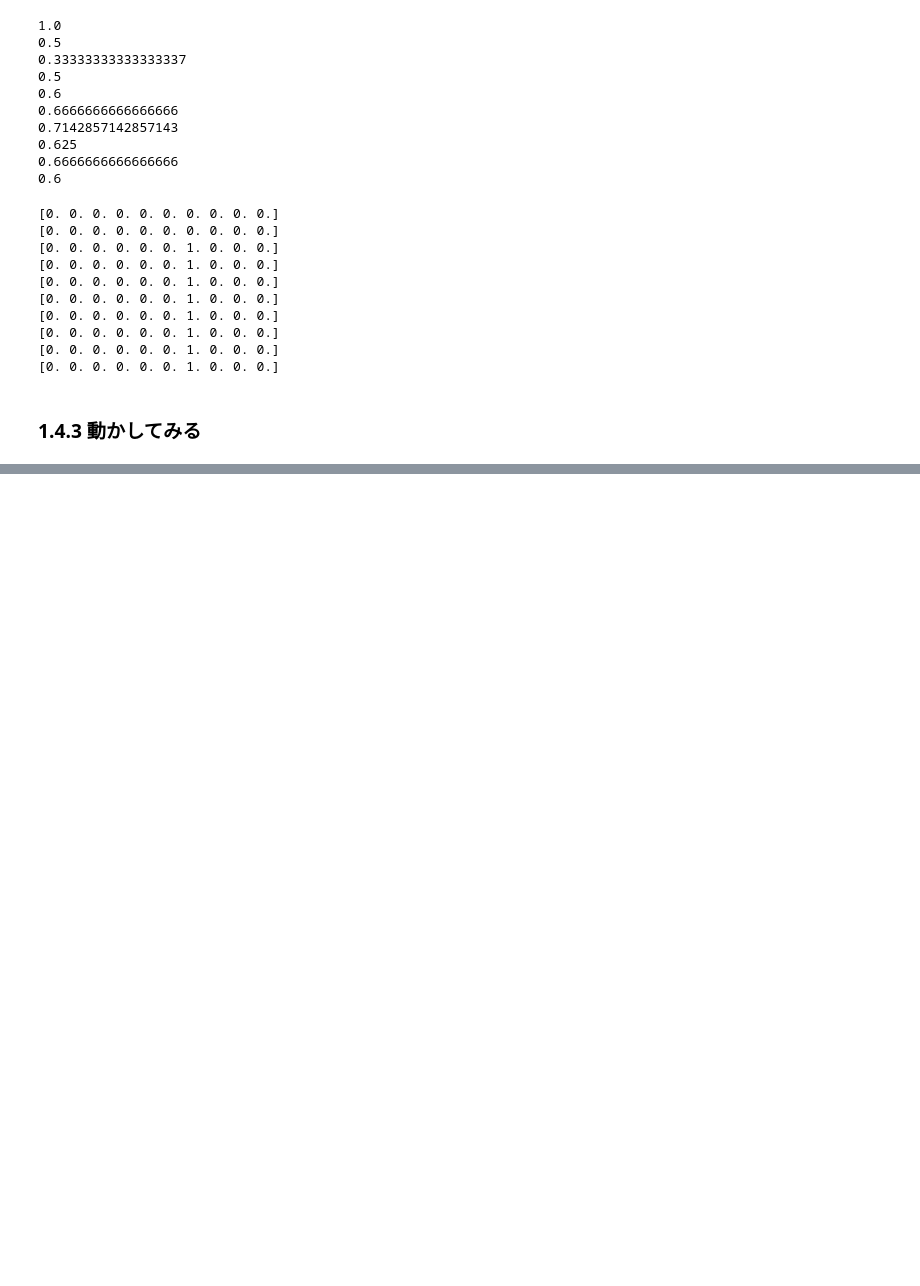
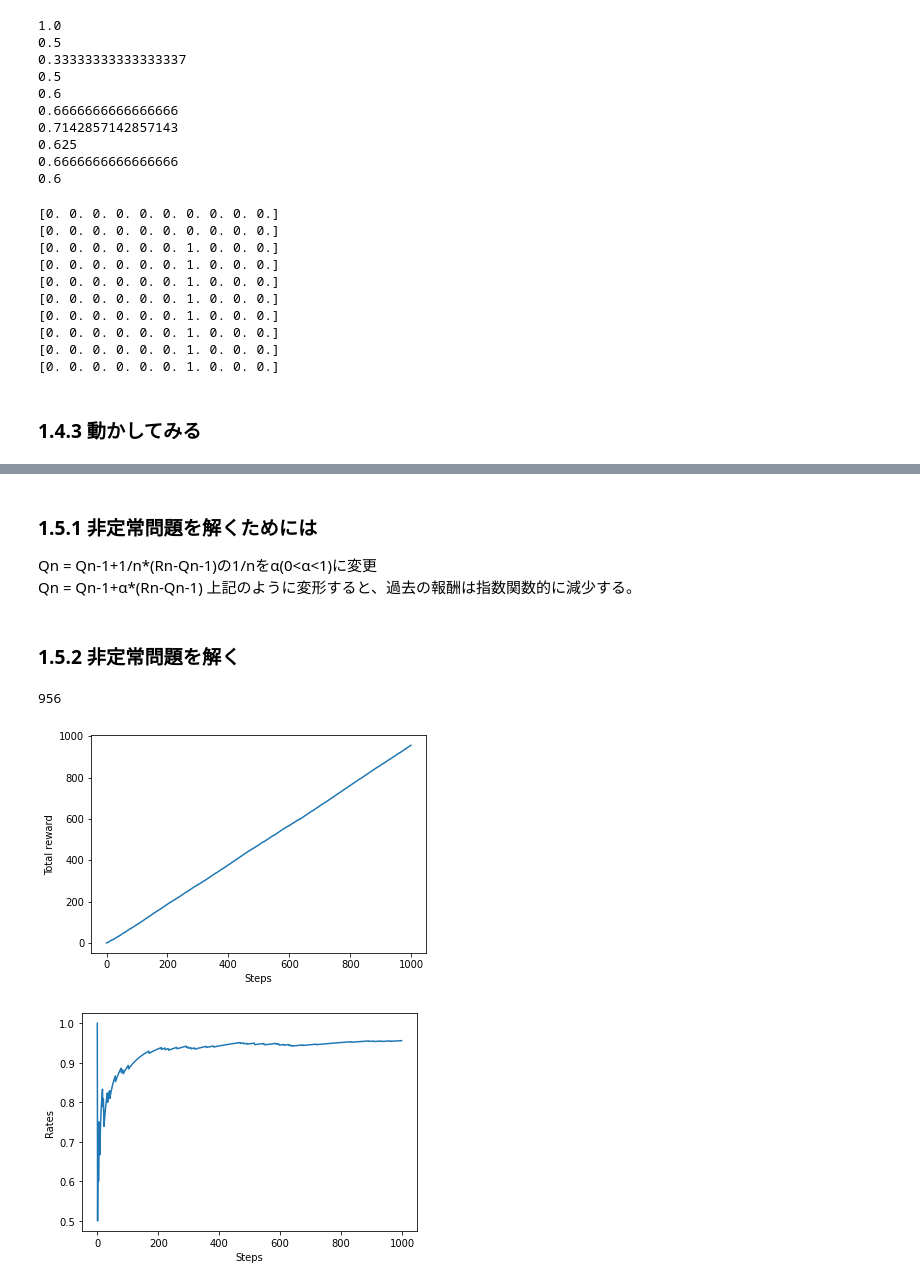
Before and after one commit to sota1111/DL_Zero, a Jupyter notebook: DL_Zero4_1.ipynb, the cells around one changed output, grey strips where cells are left out. Drawn from its saved outputs; the diff is of its cells as text; code cells hidden in the pictures; blank space fills up the shorter version.

```diff
--- a/DL_Zero4_1.ipynb
+++ b/DL_Zero4_1.ipynb
@@ -294,0 +325,61 @@ plt.show()
+# %% [markdown]
+### 1.5.1 非定常問題を解くためには
+Qn = Qn-1+1/n*(Rn-Qn-1)の1/nをα(0<α<1)に変更
+Qn = Qn-1+α*(Rn-Qn-1)
+上記のように変形すると、過去の報酬は指数関数的に減少する。
+# %% [markdown]
+### 1.5.2 非定常問題を解く
+# %%
+class AlphaAgent:
+  def __init__(self, epsilon, alpha, actions=10):
+    self.epsilon = epsilon
+    self.Qs = np.zeros(actions)
+    self.alpha = alpha
+
+  def update(self, action, reward):
+    # alphaで更新
+    self.Qs[action] += (reward - self.Qs[action]) * self.alpha
+
+  def get_action(self):
+    if np.random.rand() < self.epsilon:
+      return np.random.randint(0, len(self.Qs))
+    return np.argmax(self.Qs)
+# %%
+import matplotlib.pyplot as plt
+
+steps = 1000
+epsilon = 0.1
+alpha = 0.8
+
+bandit = NonStatBandit()
+agent = AlphaAgent(epsilon, alpha)
+total_reward = 0
+total_rewards = []
+rates = []
+
+for step in range(steps):
+  action = agent.get_action()  #①行動を選択
+  reward = bandit.play(action) #②実際にプレイした報酬を得る
+  agent.update(action, reward) #③行動と報酬から学ぶ
+  total_reward += reward
+
+  total_rewards.append(total_reward)
+  rates.append(total_reward / (step+1))
+
+print(total_reward)
+
+# グラフの描画（１）
+plt.ylabel('Total reward')
+plt.xlabel('Steps')
+plt.plot(total_rewards)
+plt.show()
+
+# グラフの描画(2)
+plt.ylabel('Rates')
+plt.xlabel('Steps')
+plt.plot(rates)
+plt.show()
+# %% [output]
+956
+[figure, added]
+[figure, added]
```
Also changed, not shown: parts of 27 cells of this notebook.
